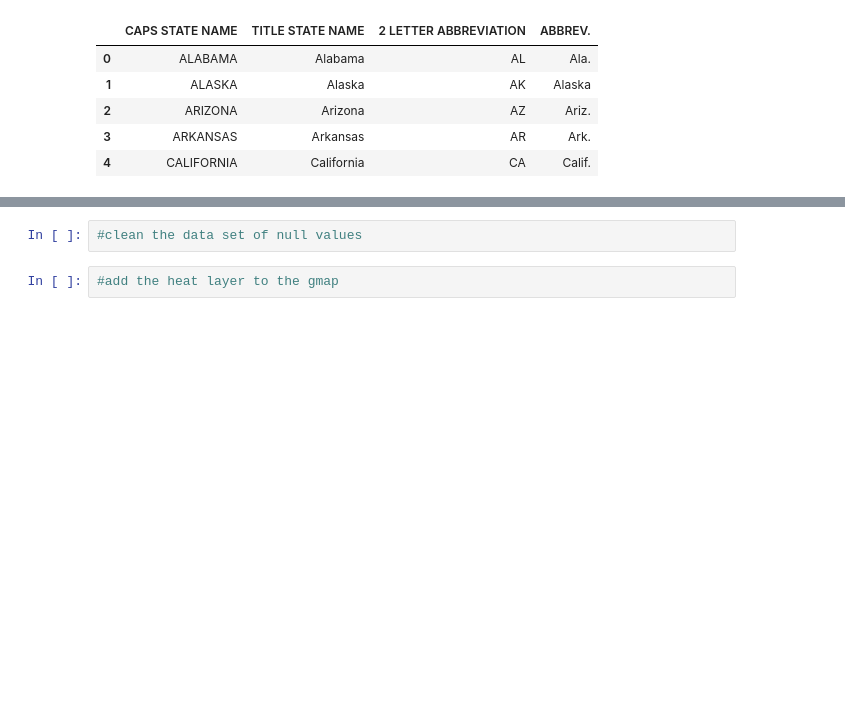
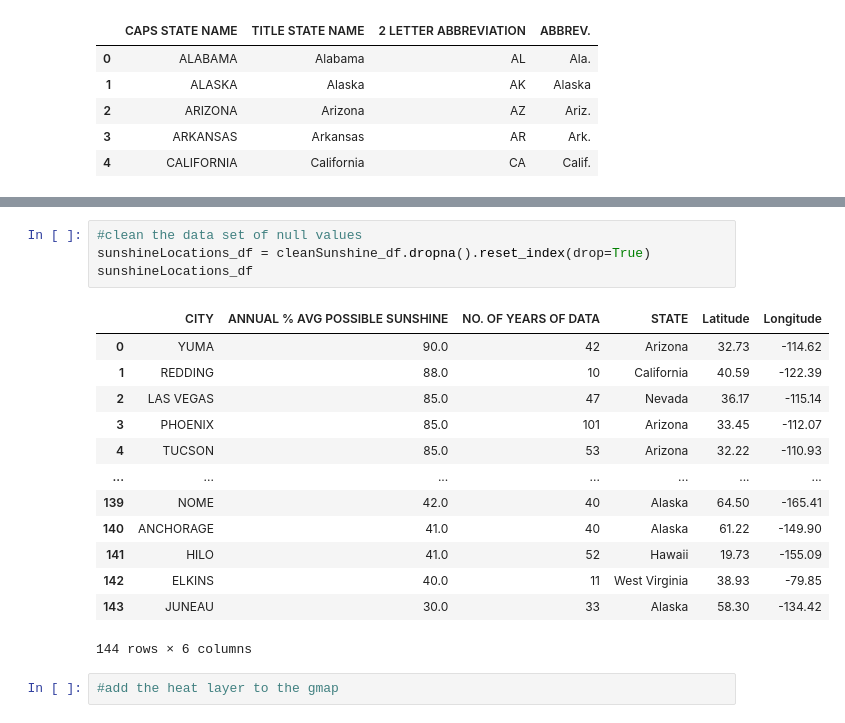
Before and after one commit to msullivan987/Solar_Power-Usage, a Jupyter notebook: Lorelei Tasks/Sunshine Heatmap.ipynb, the cells around one changed output, grey strips where cells are left out. Cells and saved outputs as stored; diff of their text form; blank space fills up the shorter version.

```diff
--- a/Lorelei Tasks/Sunshine Heatmap.ipynb
+++ b/Lorelei Tasks/Sunshine Heatmap.ipynb
@@ -208,4 +243,20 @@ http://api.openweathermap.org/data/2.5/weather?q=JUNEAU&units=imperial&appid=ede
 # %%
 #clean the data set of null values
+sunshineLocations_df = cleanSunshine_df.dropna().reset_index(drop=True)
+sunshineLocations_df
+# %% [output]
+|  | CITY | ANNUAL % AVG POSSIBLE SUNSHINE | NO. OF YEARS OF DATA | STATE | Latitude | Longitude |
+| 0 | YUMA | 90.0 | 42 | Arizona | 32.73 | -114.62 |
+| 1 | REDDING | 88.0 | 10 | California | 40.59 | -122.39 |
+| 2 | LAS VEGAS | 85.0 | 47 | Nevada | 36.17 | -115.14 |
+| 3 | PHOENIX | 85.0 | 101 | Arizona | 33.45 | -112.07 |
+| 4 | TUCSON | 85.0 | 53 | Arizona | 32.22 | -110.93 |
+| ... | ... | ... | ... | ... | ... | ... |
+| 139 | NOME | 42.0 | 40 | Alaska | 64.50 | -165.41 |
+| 140 | ANCHORAGE | 41.0 | 40 | Alaska | 61.22 | -149.90 |
+| 141 | HILO | 41.0 | 52 | Hawaii | 19.73 | -155.09 |
+| 142 | ELKINS | 40.0 | 11 | West Virginia | 38.93 | -79.85 |
+| 143 | JUNEAU | 30.0 | 33 | Alaska | 58.30 | -134.42 |
+144 rows × 6 columns
 # %%
 #add the heat layer to the gmap
```
Also changed, not shown: parts of 6 cells of this notebook.
